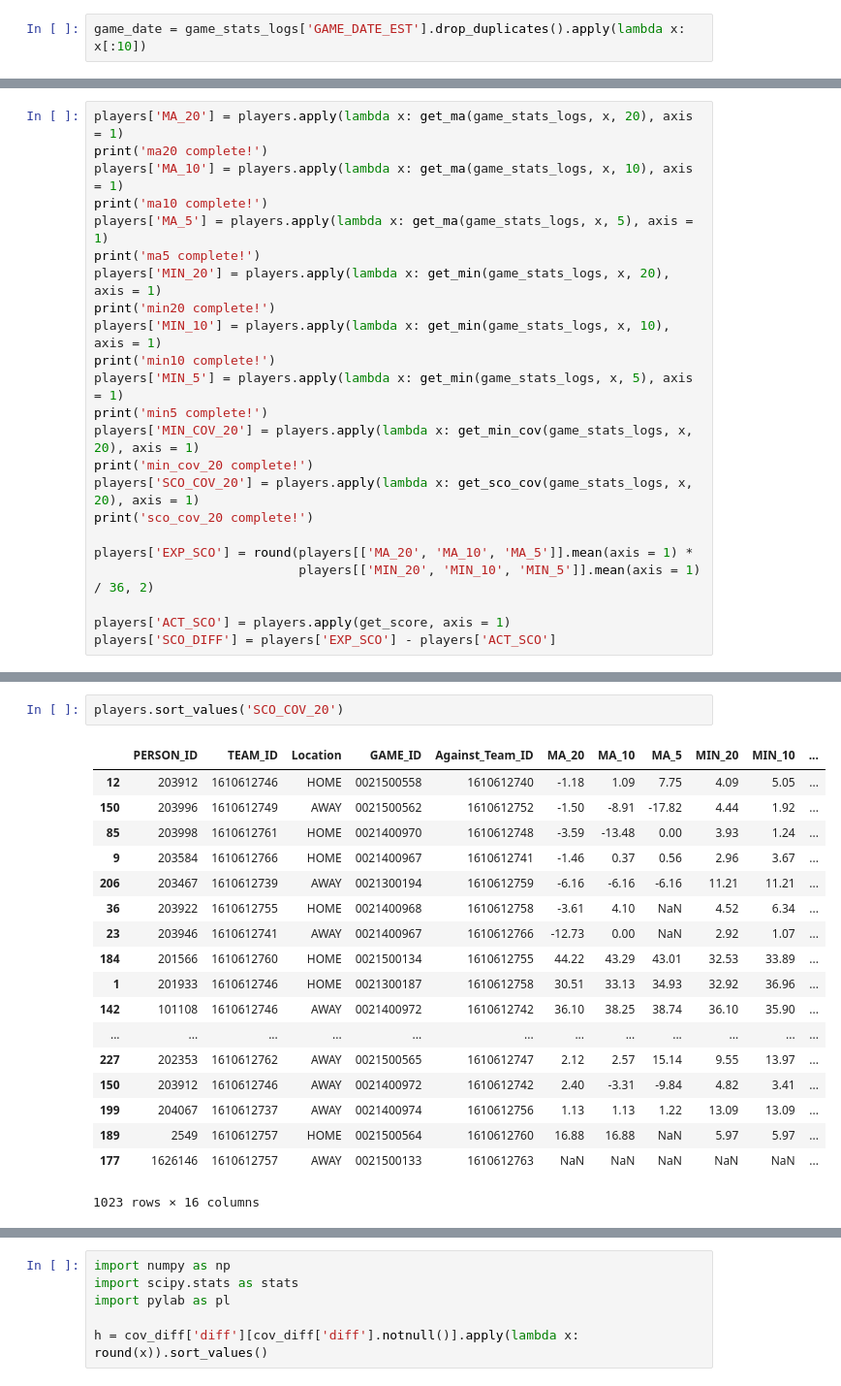
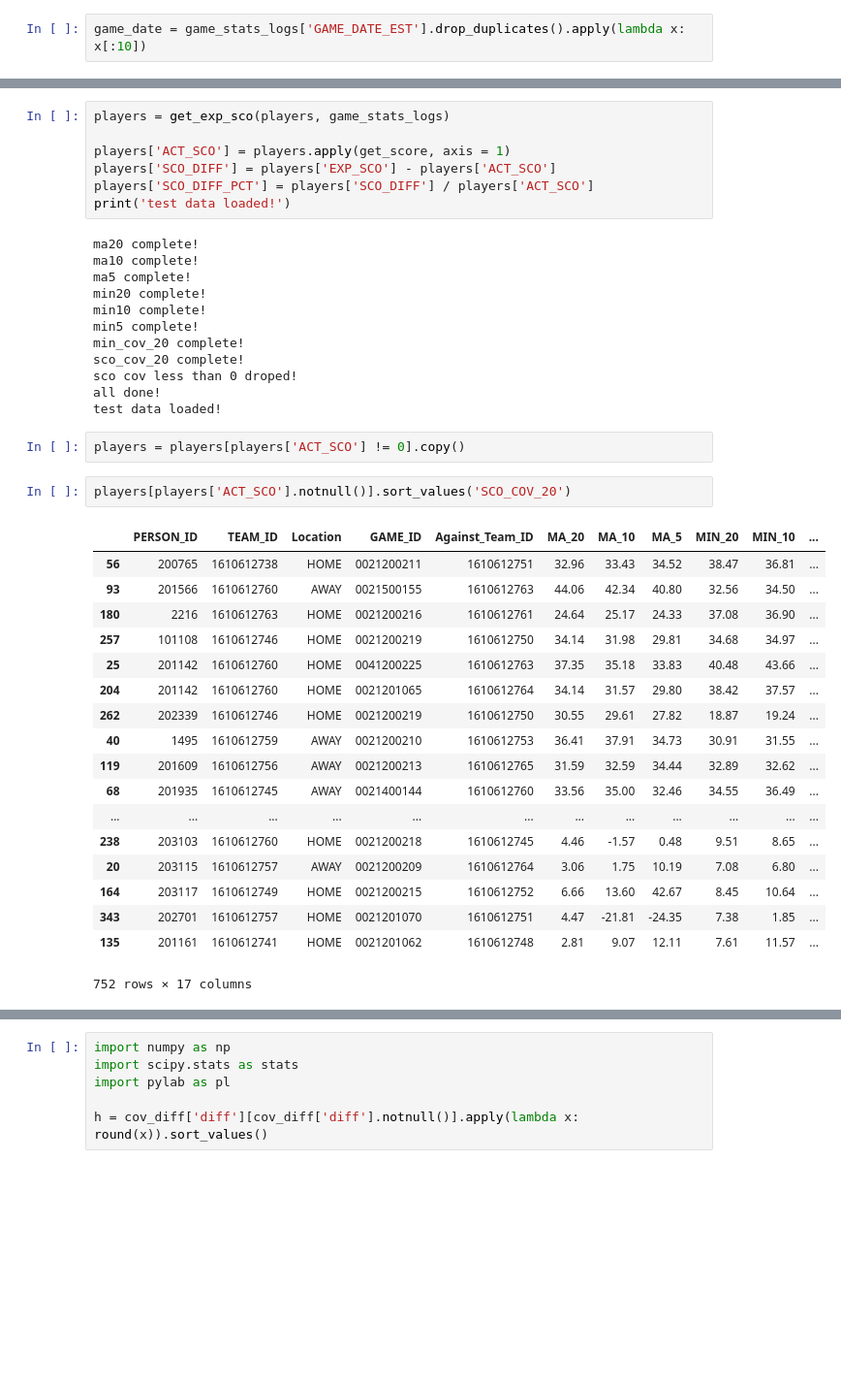
Before and after one commit to wonderui/Hoop_Fantasy, a Jupyter notebook: nba_seer-0.1/0_test_seer.ipynb, the cells around one changed output, grey strips where cells are left out. Shown at 97% size. Drawn from its saved outputs; the diff is of its cells as text; blank space fills up the shorter version.

```diff
--- a/nba_seer-0.1/0_test_seer.ipynb
+++ b/nba_seer-0.1/0_test_seer.ipynb
@@ -63,23 +62,0 @@ else:
-# %%
-players['MA_20'] = players.apply(lambda x: get_ma(game_stats_logs, x, 20), axis = 1)
-print('ma20 complete!')
-players['MA_10'] = players.apply(lambda x: get_ma(game_stats_logs, x, 10), axis = 1)
-print('ma10 complete!')
-players['MA_5'] = players.apply(lambda x: get_ma(game_stats_logs, x, 5), axis = 1)
-print('ma5 complete!')
-players['MIN_20'] = players.apply(lambda x: get_min(game_stats_logs, x, 20), axis = 1)
-print('min20 complete!')
-players['MIN_10'] = players.apply(lambda x: get_min(game_stats_logs, x, 10), axis = 1)
-print('min10 complete!')
-players['MIN_5'] = players.apply(lambda x: get_min(game_stats_logs, x, 5), axis = 1)
-print('min5 complete!')
-players['MIN_COV_20'] = players.apply(lambda x: get_min_cov(game_stats_logs, x, 20), axis = 1)
-print('min_cov_20 complete!')
-players['SCO_COV_20'] = players.apply(lambda x: get_sco_cov(game_stats_logs, x, 20), axis = 1)
-print('sco_cov_20 complete!')
-
-players['EXP_SCO'] = round(players[['MA_20', 'MA_10', 'MA_5']].mean(axis = 1) *
-                           players[['MIN_20', 'MIN_10', 'MIN_5']].mean(axis = 1) / 36, 2)
-
-players['ACT_SCO'] = players.apply(get_score, axis = 1)
-players['SCO_DIFF'] = players['EXP_SCO'] - players['ACT_SCO']
@@ -95,21 +63,42 @@ sco_cov_20 complete!
+# %%
+players = get_exp_sco(players, game_stats_logs)
+
+players['ACT_SCO'] = players.apply(get_score, axis = 1)
+players['SCO_DIFF'] = players['EXP_SCO'] - players['ACT_SCO']
+players['SCO_DIFF_PCT'] = players['SCO_DIFF'] / players['ACT_SCO']
+print('test data loaded!')
+# %% [output]
+ma20 complete!
+ma10 complete!
+ma5 complete!
+min20 complete!
+min10 complete!
+min5 complete!
+min_cov_20 complete!
+sco_cov_20 complete!
+sco cov less than 0 droped!
+all done!
+test data loaded!
+# %%
+players = players[players['ACT_SCO'] != 0].copy()
 # %%
-players.sort_values('SCO_COV_20')
+players[players['ACT_SCO'].notnull()].sort_values('SCO_COV_20')
 # %% [output]
 |  | PERSON_ID | TEAM_ID | Location | GAME_ID | Against_Team_ID | MA_20 | MA_10 | MA_5 | MIN_20 | MIN_10 | ... |
-| 12 | 203912 | 1610612746 | HOME | 0021500558 | 1610612740 | -1.18 | 1.09 | 7.75 | 4.09 | 5.05 | ... |
-| 150 | 203996 | 1610612749 | AWAY | 0021500562 | 1610612752 | -1.50 | -8.91 | -17.82 | 4.44 | 1.92 | ... |
-| 85 | 203998 | 1610612761 | HOME | 0021400970 | 1610612748 | -3.59 | -13.48 | 0.00 | 3.93 | 1.24 | ... |
-| 9 | 203584 | 1610612766 | HOME | 0021400967 | 1610612741 | -1.46 | 0.37 | 0.56 | 2.96 | 3.67 | ... |
-| 206 | 203467 | 1610612739 | AWAY | 0021300194 | 1610612759 | -6.16 | -6.16 | -6.16 | 11.21 | 11.21 | ... |
-| 36 | 203922 | 1610612755 | HOME | 0021400968 | 1610612758 | -3.61 | 4.10 | NaN | 4.52 | 6.34 | ... |
-| 23 | 203946 | 1610612741 | AWAY | 0021400967 | 1610612766 | -12.73 | 0.00 | NaN | 2.92 | 1.07 | ... |
-| 184 | 201566 | 1610612760 | HOME | 0021500134 | 1610612755 | 44.22 | 43.29 | 43.01 | 32.53 | 33.89 | ... |
-| 1 | 201933 | 1610612746 | HOME | 0021300187 | 1610612758 | 30.51 | 33.13 | 34.93 | 32.92 | 36.96 | ... |
-| 142 | 101108 | 1610612746 | AWAY | 0021400972 | 1610612742 | 36.10 | 38.25 | 38.74 | 36.10 | 35.90 | ... |
+| 56 | 200765 | 1610612738 | HOME | 0021200211 | 1610612751 | 32.96 | 33.43 | 34.52 | 38.47 | 36.81 | ... |
+| 93 | 201566 | 1610612760 | AWAY | 0021500155 | 1610612763 | 44.06 | 42.34 | 40.80 | 32.56 | 34.50 | ... |
+| 180 | 2216 | 1610612763 | HOME | 0021200216 | 1610612761 | 24.64 | 25.17 | 24.33 | 37.08 | 36.90 | ... |
+| 257 | 101108 | 1610612746 | HOME | 0021200219 | 1610612750 | 34.14 | 31.98 | 29.81 | 34.68 | 34.97 | ... |
+| 25 | 201142 | 1610612760 | HOME | 0041200225 | 1610612763 | 37.35 | 35.18 | 33.83 | 40.48 | 43.66 | ... |
+| 204 | 201142 | 1610612760 | HOME | 0021201065 | 1610612764 | 34.14 | 31.57 | 29.80 | 38.42 | 37.57 | ... |
+| 262 | 202339 | 1610612746 | HOME | 0021200219 | 1610612750 | 30.55 | 29.61 | 27.82 | 18.87 | 19.24 | ... |
+| 40 | 1495 | 1610612759 | AWAY | 0021200210 | 1610612753 | 36.41 | 37.91 | 34.73 | 30.91 | 31.55 | ... |
+| 119 | 201609 | 1610612756 | AWAY | 0021200213 | 1610612765 | 31.59 | 32.59 | 34.44 | 32.89 | 32.62 | ... |
+| 68 | 201935 | 1610612745 | AWAY | 0021400144 | 1610612760 | 33.56 | 35.00 | 32.46 | 34.55 | 36.49 | ... |
 | ... | ... | ... | ... | ... | ... | ... | ... | ... | ... | ... | ... |
-| 227 | 202353 | 1610612762 | AWAY | 0021500565 | 1610612747 | 2.12 | 2.57 | 15.14 | 9.55 | 13.97 | ... |
-| 150 | 203912 | 1610612746 | AWAY | 0021400972 | 1610612742 | 2.40 | -3.31 | -9.84 | 4.82 | 3.41 | ... |
-| 199 | 204067 | 1610612737 | AWAY | 0021400974 | 1610612756 | 1.13 | 1.13 | 1.22 | 13.09 | 13.09 | ... |
-| 189 | 2549 | 1610612757 | HOME | 0021500564 | 1610612760 | 16.88 | 16.88 | NaN | 5.97 | 5.97 | ... |
-| 177 | 1626146 | 1610612757 | AWAY | 0021500133 | 1610612763 | NaN | NaN | NaN | NaN | NaN | ... |
+| 238 | 203103 | 1610612760 | HOME | 0021200218 | 1610612745 | 4.46 | -1.57 | 0.48 | 9.51 | 8.65 | ... |
+| 20 | 203115 | 1610612757 | AWAY | 0021200209 | 1610612764 | 3.06 | 1.75 | 10.19 | 7.08 | 6.80 | ... |
+| 164 | 203117 | 1610612749 | HOME | 0021200215 | 1610612752 | 6.66 | 13.60 | 42.67 | 8.45 | 10.64 | ... |
+| 343 | 202701 | 1610612757 | HOME | 0021201070 | 1610612751 | 4.47 | -21.81 | -24.35 | 7.38 | 1.85 | ... |
+| 135 | 201161 | 1610612741 | HOME | 0021201062 | 1610612748 | 2.81 | 9.07 | 12.11 | 7.61 | 11.57 | ... |
-1023 rows × 16 columns
+752 rows × 17 columns
```
Also changed, not shown: parts of 13 cells of this notebook, 3 other files.
